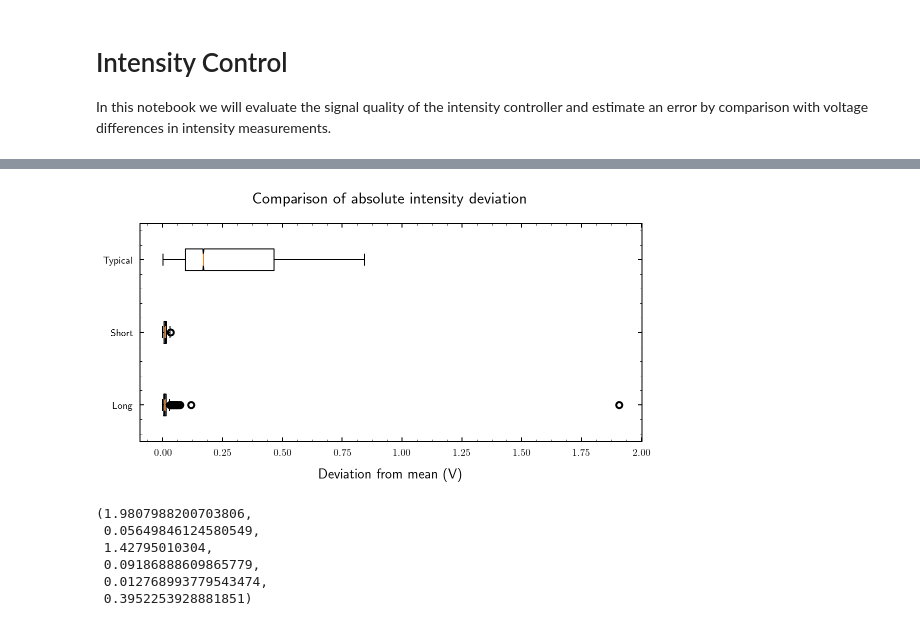
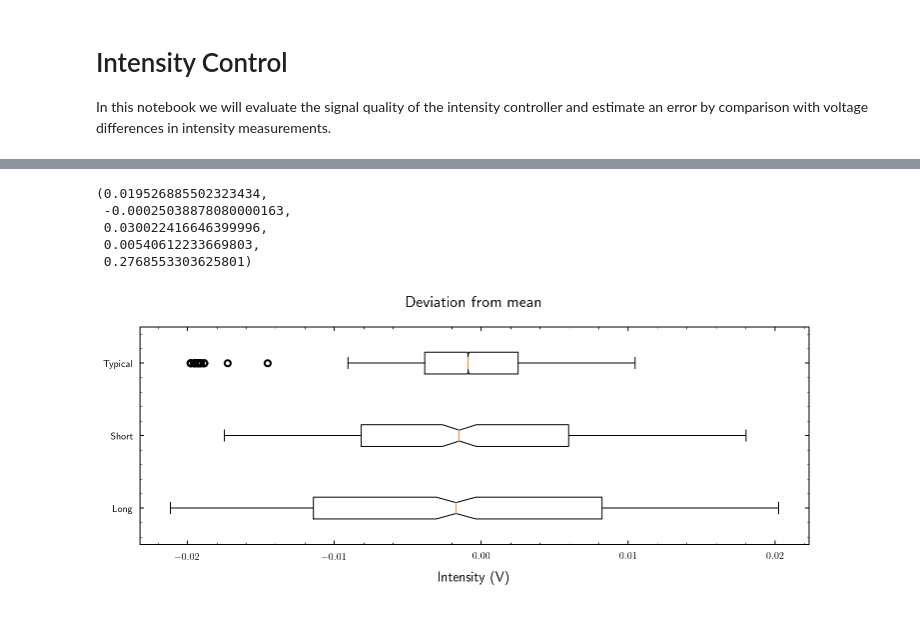
Before and after one commit to bodokaiser/bachelor-thesis, a Jupyter notebook: notebook/evaluation/intensity-control.ipynb, the cells around one changed output, grey strips where cells are left out. Cells and saved outputs as stored; diff of their text form; code cells hidden in the pictures.

Commit message:
updated intensity calibration chapter

```diff
--- a/notebook/evaluation/intensity-control.ipynb
+++ b/notebook/evaluation/intensity-control.ipynb
@@ -82,26 +96,34 @@ For typical measurements we can expect an error of about 4% due to intensity var
+# %%
+df = pd.read_hdf(os.path.join(datadir, 'anticipated-frequency.h5'), 'vsweep')
+
+t = df.time
+U = df['voltage@100.00MHz'] * 10**(-2)
+
+def reject_outliers(data, m = 2.):
+    d = np.abs(data - np.median(data))
+    mdev = np.median(d)
+    s = d/mdev if mdev else 0.
+    return data[s<m]
+
+U_l = reject_outliers(long.voltage - long.voltage.mean())
+U_s = reject_outliers(short.voltage - short.voltage.mean())
+# %%
+U.mean(), U.min(), U.max(), U.std(), U.std() / U.mean()
+# %% [output]
+(0.019526885502323434,
+ -0.00025038878080000163,
+ 0.030022416646399996,
+ 0.00540612233669803,
+ 0.2768553303625801)
 # %%
-fig = plt.figure(figsize=(9, 4))
+plt.figure(figsize=(12, 4))
 
-plt.title('Comparison of absolute intensity deviation')
-plt.boxplot([np.abs(long.voltage-long.voltage.mean()), np.abs(short.voltage-short.voltage.mean()), np.abs(U-U.mean())], notch=1, vert=False)
+plt.title('Deviation from mean')
+plt.boxplot([U_s, U_l, U - U.mean()], notch=1, vert=False)
 plt.yticks([1, 2, 3], ['Long', 'Short', 'Typical'])
-plt.xlabel('Deviation from mean (V)')
+plt.xlabel('Intensity (V)')
 
-fig.savefig(os.path.join(figuredir, 'deviation.pdf'))
-
+plt.savefig(os.path.join(figuredir, 'deviation.pdf'))
 plt.show()
 # %% [output]
-[figure, old version]
+[figure, new version]
-# %%
-Ul = long.voltage - long.voltage.mean()
-Us = short.voltage - short.voltage.mean()
-Ut = U - U.mean()
-
-Ul.max() - Ul.min(), Us.max() - Us.min(), Ut.max() - Ut.min(), Ul.std(), Us.std(), Ut.std()
-# %% [output]
-(1.9807988200703806,
- 0.05649846124580549,
- 1.42795010304,
- 0.09186888609865779,
- 0.012768993779543474,
- 0.3952253928881851)
```
Also changed, not shown: parts of 16 cells of this notebook, 3 other files.
